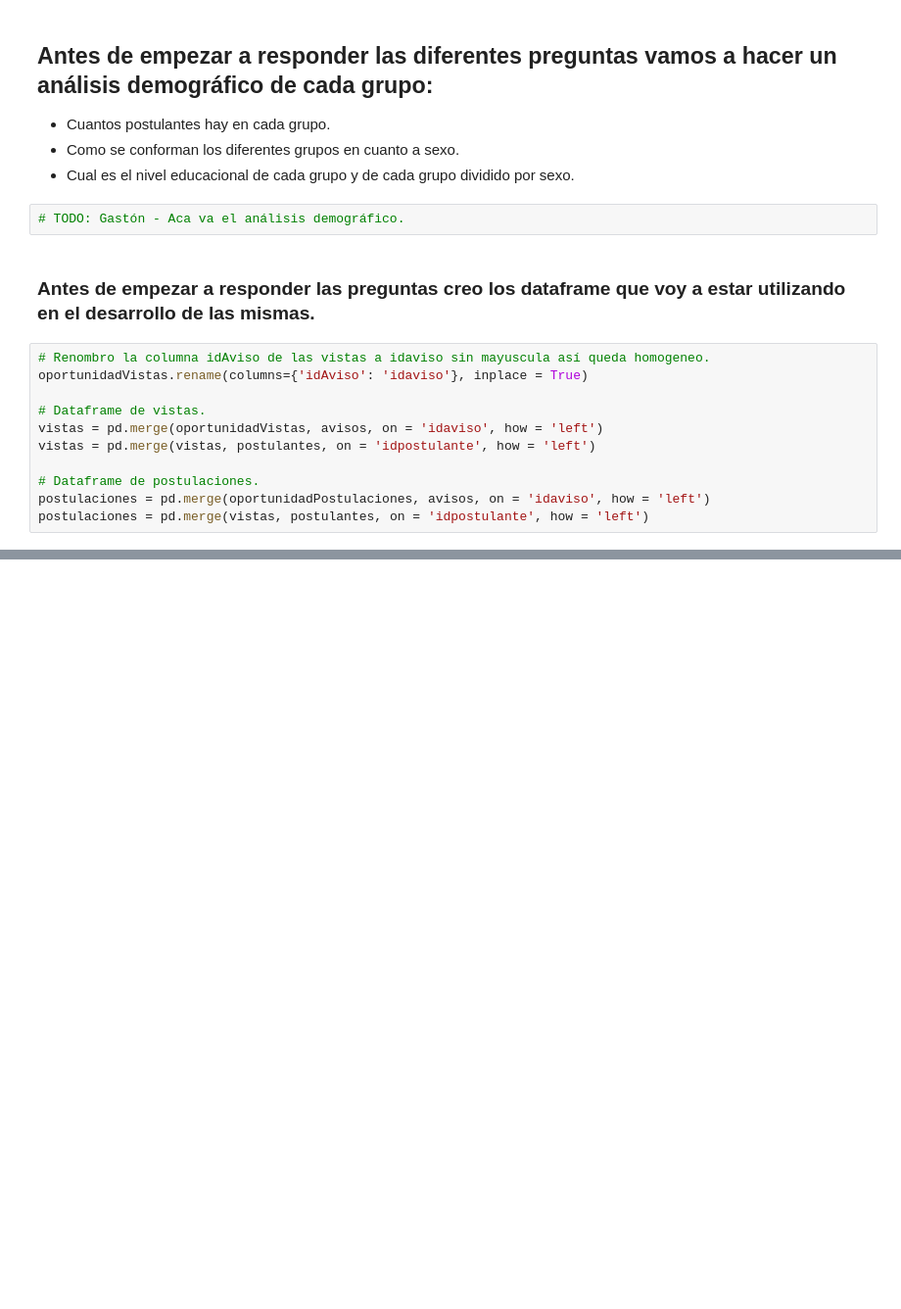
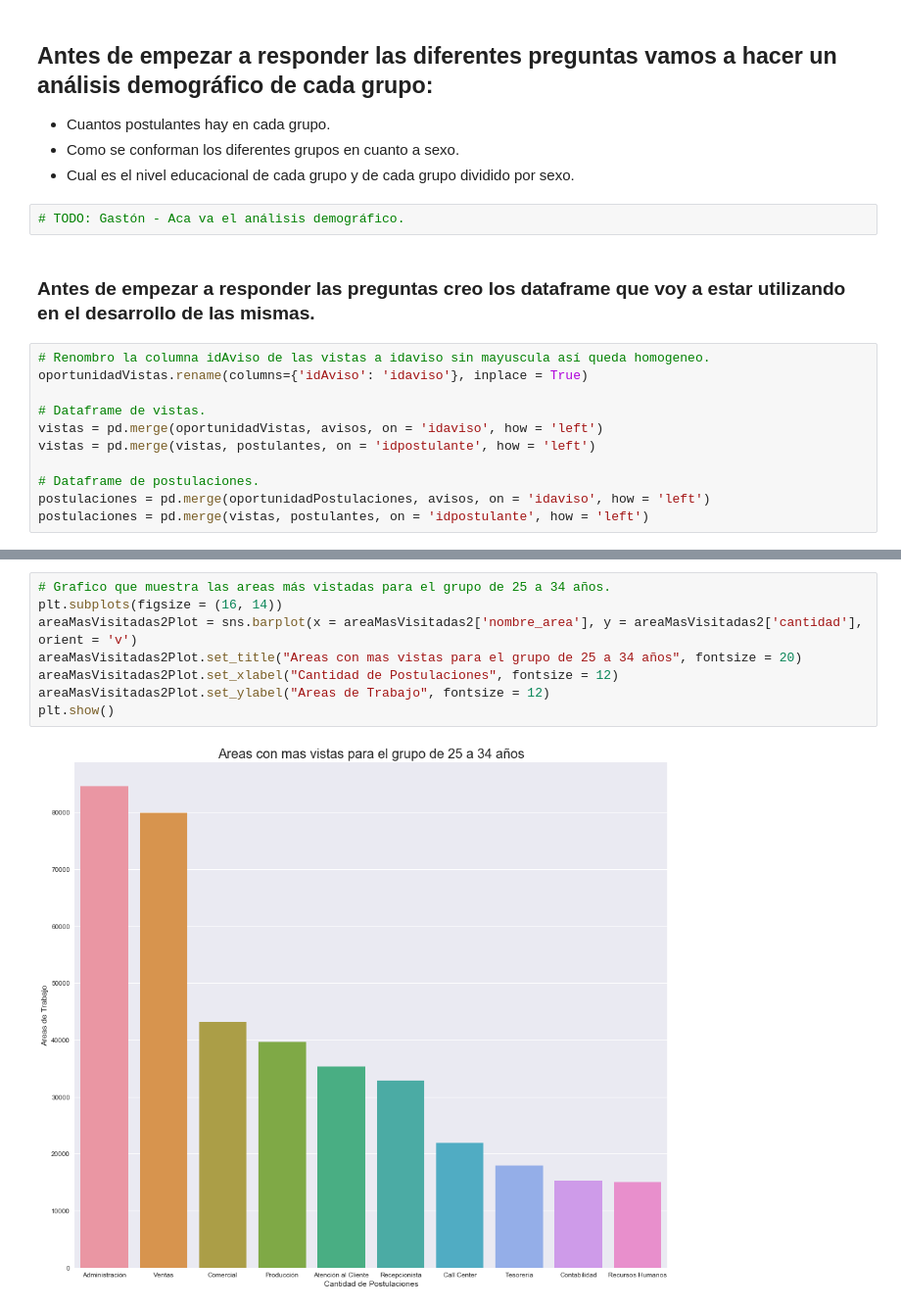
Before and after one commit to GastonMontes/75.06-Datos-TP1, a Jupyter notebook: Notebooks/Age analysis.ipynb, the cells around one changed output, grey strips where cells are left out. Shown: that part at 98% size. Saved outputs shown, nothing was run; the diff lists cells and outputs as text; blank space fills up the shorter version.

```diff
--- a/Notebooks/Age analysis.ipynb
+++ b/Notebooks/Age analysis.ipynb
@@ -162,0 +231,10 @@ vistas.sample(10)
+# %%
+# Grafico que muestra las areas más vistadas para el grupo de 25 a 34 años.
+plt.subplots(figsize = (16, 14))
+areaMasVisitadas2Plot = sns.barplot(x = areaMasVisitadas2['nombre_area'], y = areaMasVisitadas2['cantidad'], orient = 'v')
+areaMasVisitadas2Plot.set_title("Areas con mas vistas para el grupo de 25 a 34 años", fontsize = 20)
+areaMasVisitadas2Plot.set_xlabel("Cantidad de Postulaciones", fontsize = 12)
+areaMasVisitadas2Plot.set_ylabel("Areas de Trabajo", fontsize = 12)
+plt.show()
+# %% [output]
+[figure, added]
```
Also changed, not shown: parts of 16 cells of this notebook.
